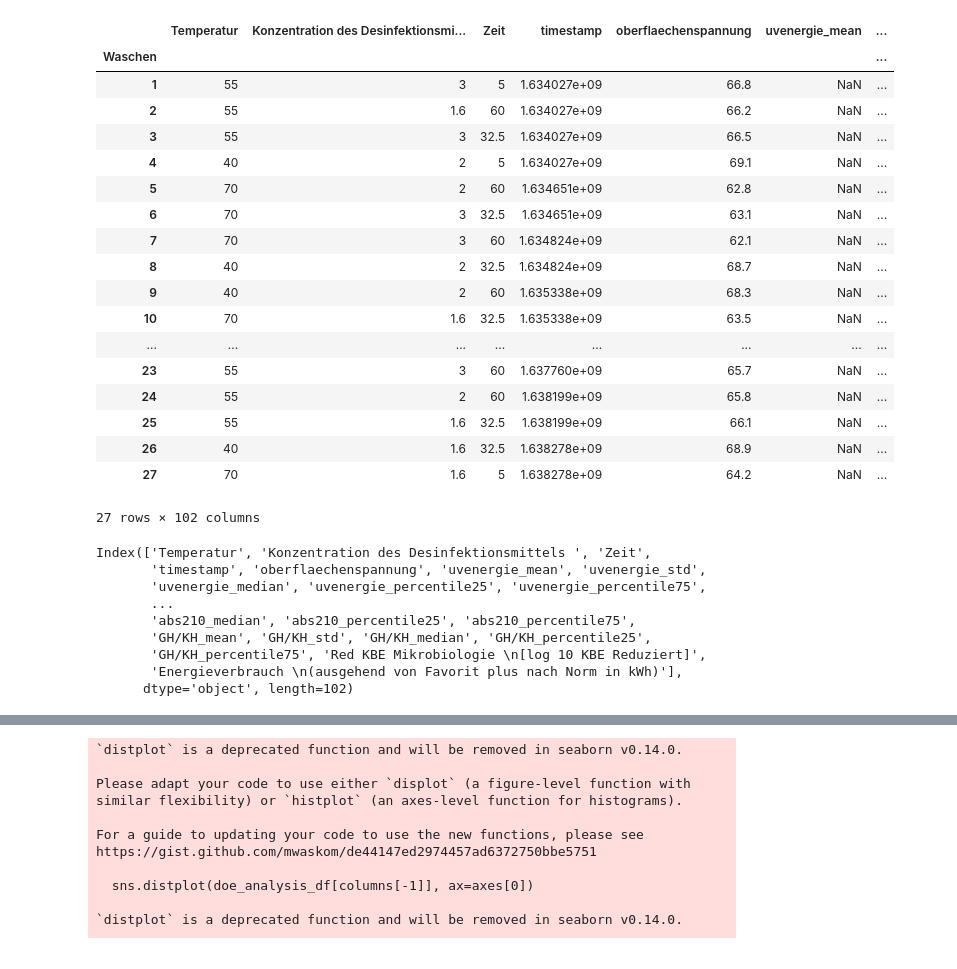
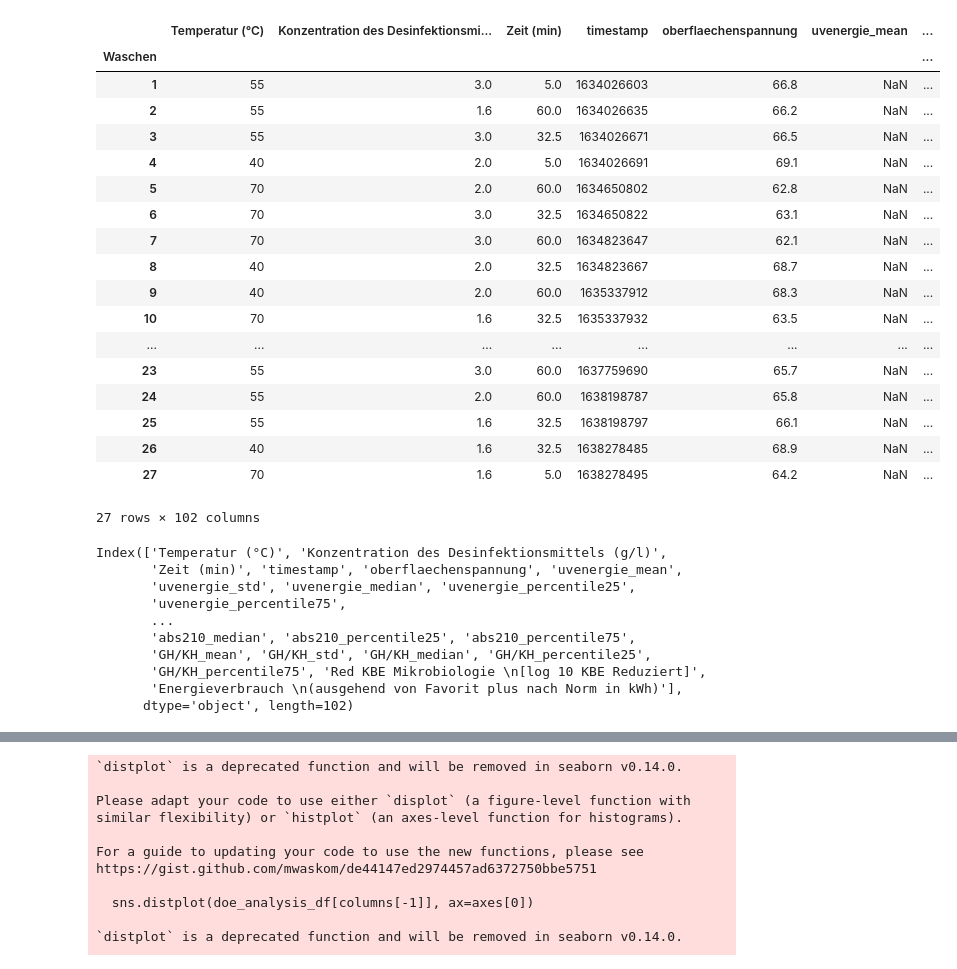
Before and after one commit to IlliaRohalskyi/ImproClean, a Jupyter notebook: src/notebooks/analysis.ipynb, the cells around one changed output, grey strips where cells are left out. Saved outputs shown, nothing was run; the diff lists cells and outputs as text; code cells hidden in the pictures.

```diff
--- a/src/notebooks/analysis.ipynb
+++ b/src/notebooks/analysis.ipynb
@@ -27,40 +27,38 @@ def get_root():
     return script_path
 # %%
 df = pd.read_excel(os.path.join(get_root(), 'Dataset/simulation_data.xlsx'))
-df = df.iloc[:29]
-first_row_values = df.iloc[0]
-df.columns = list(first_row_values[:5]) + list(df.columns[5:])
-df = df.iloc[2:, 1:]
-df.drop(columns=['Zielwerte', 'Innoculum MiBi', 'Ablagerung \nRang', 'Prozess-\nparameter'], inplace=True)
+df.drop(columns=['Zielwerte', 'Innoculum MiBi', 'Ablagerung \nRang 1-5', 'Prozess-\nparameter', 'DoE'], inplace=True)
+
 df.set_index('Waschen', inplace=True)
 
 df
 # %% [output]
-|  | Temperatur | Konzentration des Desinfektionsmi... | Zeit | timestamp | oberflaechenspannung | uvenergie_mean | ... |
+|  | Temperatur (°C) | Konzentration des Desinfektionsmi... | Zeit (min) | timestamp | oberflaechenspannung | uvenergie_mean | ... |
 | Waschen |  |  |  |  |  |  | ... |
-| 1 | 55 | 3 | 5 | 1.634027e+09 | 66.8 | NaN | ... |
-| 2 | 55 | 1.6 | 60 | 1.634027e+09 | 66.2 | NaN | ... |
-| 3 | 55 | 3 | 32.5 | 1.634027e+09 | 66.5 | NaN | ... |
-| 4 | 40 | 2 | 5 | 1.634027e+09 | 69.1 | NaN | ... |
-| 5 | 70 | 2 | 60 | 1.634651e+09 | 62.8 | NaN | ... |
-| 6 | 70 | 3 | 32.5 | 1.634651e+09 | 63.1 | NaN | ... |
-| 7 | 70 | 3 | 60 | 1.634824e+09 | 62.1 | NaN | ... |
-| 8 | 40 | 2 | 32.5 | 1.634824e+09 | 68.7 | NaN | ... |
-| 9 | 40 | 2 | 60 | 1.635338e+09 | 68.3 | NaN | ... |
-| 10 | 70 | 1.6 | 32.5 | 1.635338e+09 | 63.5 | NaN | ... |
+| 1 | 55 | 3.0 | 5.0 | 1634026603 | 66.8 | NaN | ... |
+| 2 | 55 | 1.6 | 60.0 | 1634026635 | 66.2 | NaN | ... |
+| 3 | 55 | 3.0 | 32.5 | 1634026671 | 66.5 | NaN | ... |
+| 4 | 40 | 2.0 | 5.0 | 1634026691 | 69.1 | NaN | ... |
+| 5 | 70 | 2.0 | 60.0 | 1634650802 | 62.8 | NaN | ... |
+| 6 | 70 | 3.0 | 32.5 | 1634650822 | 63.1 | NaN | ... |
+| 7 | 70 | 3.0 | 60.0 | 1634823647 | 62.1 | NaN | ... |
+| 8 | 40 | 2.0 | 32.5 | 1634823667 | 68.7 | NaN | ... |
+| 9 | 40 | 2.0 | 60.0 | 1635337912 | 68.3 | NaN | ... |
+| 10 | 70 | 1.6 | 32.5 | 1635337932 | 63.5 | NaN | ... |
 | ... | ... | ... | ... | ... | ... | ... | ... |
-| 23 | 55 | 3 | 60 | 1.637760e+09 | 65.7 | NaN | ... |
-| 24 | 55 | 2 | 60 | 1.638199e+09 | 65.8 | NaN | ... |
-| 25 | 55 | 1.6 | 32.5 | 1.638199e+09 | 66.1 | NaN | ... |
-| 26 | 40 | 1.6 | 32.5 | 1.638278e+09 | 68.9 | NaN | ... |
-| 27 | 70 | 1.6 | 5 | 1.638278e+09 | 64.2 | NaN | ... |
+| 23 | 55 | 3.0 | 60.0 | 1637759690 | 65.7 | NaN | ... |
+| 24 | 55 | 2.0 | 60.0 | 1638198787 | 65.8 | NaN | ... |
+| 25 | 55 | 1.6 | 32.5 | 1638198797 | 66.1 | NaN | ... |
+| 26 | 40 | 1.6 | 32.5 | 1638278485 | 68.9 | NaN | ... |
+| 27 | 70 | 1.6 | 5.0 | 1638278495 | 64.2 | NaN | ... |
 27 rows × 102 columns
 # %%
 df.columns
 # %% [output]
-Index(['Temperatur', 'Konzentration des Desinfektionsmittels ', 'Zeit',
-       'timestamp', 'oberflaechenspannung', 'uvenergie_mean', 'uvenergie_std',
-       'uvenergie_median', 'uvenergie_percentile25', 'uvenergie_percentile75',
+Index(['Temperatur (°C)', 'Konzentration des Desinfektionsmittels (g/l)',
+       'Zeit (min)', 'timestamp', 'oberflaechenspannung', 'uvenergie_mean',
+       'uvenergie_std', 'uvenergie_median', 'uvenergie_percentile25',
+       'uvenergie_percentile75',
        ...
        'abs210_median', 'abs210_percentile25', 'abs210_percentile75',
        'GH/KH_mean', 'GH/KH_std', 'GH/KH_median', 'GH/KH_percentile25',
```
Also changed, not shown: parts of 12 cells of this notebook, 7 other files.
